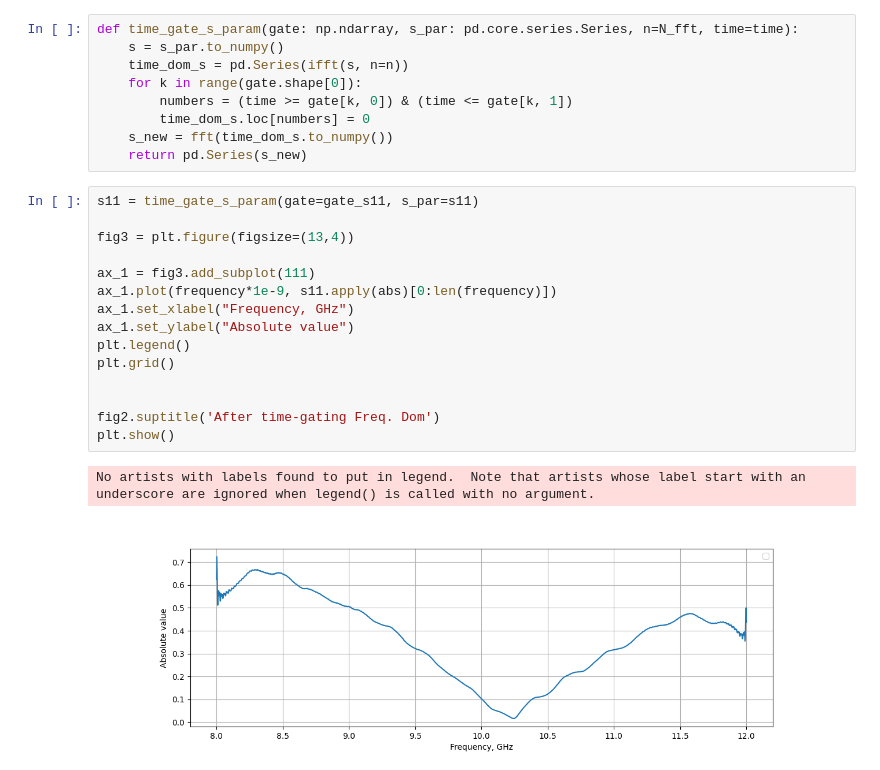
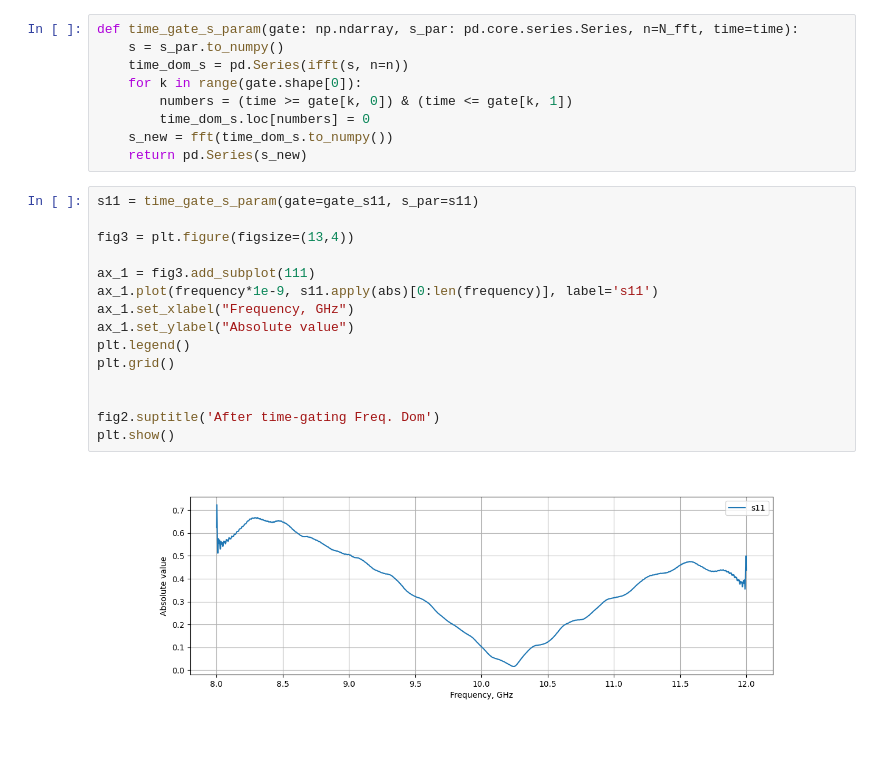
Before and after one commit to isvoropaev02/post_processing_RIS, a Jupyter notebook: main.ipynb, the cells around one changed output. Drawn from its saved outputs; the diff is of its cells as text; blank space fills up the shorter version.

Commit message:
label_upd

```diff
--- a/main.ipynb
+++ b/main.ipynb
@@ -123,18 +123,17 @@ def time_gate_s_param(gate: np.ndarray, s_par: pd.core.series.Series, n=N_fft, t
 # %%
 s11 = time_gate_s_param(gate=gate_s11, s_par=s11)
 
 fig3 = plt.figure(figsize=(13,4))
 
 ax_1 = fig3.add_subplot(111)
-ax_1.plot(frequency*1e-9, s11.apply(abs)[0:len(frequency)])
+ax_1.plot(frequency*1e-9, s11.apply(abs)[0:len(frequency)], label='s11')
 ax_1.set_xlabel("Frequency, GHz")
 ax_1.set_ylabel("Absolute value")
 plt.legend()
 plt.grid()
 
 
 fig2.suptitle('After time-gating Freq. Dom')
 plt.show()
 # %% [output]
-No artists with labels found to put in legend.  Note that artists whose label start with an underscore are ignored when legend() is called with no argument.
-[figure, old version]
+[figure, new version]
```
